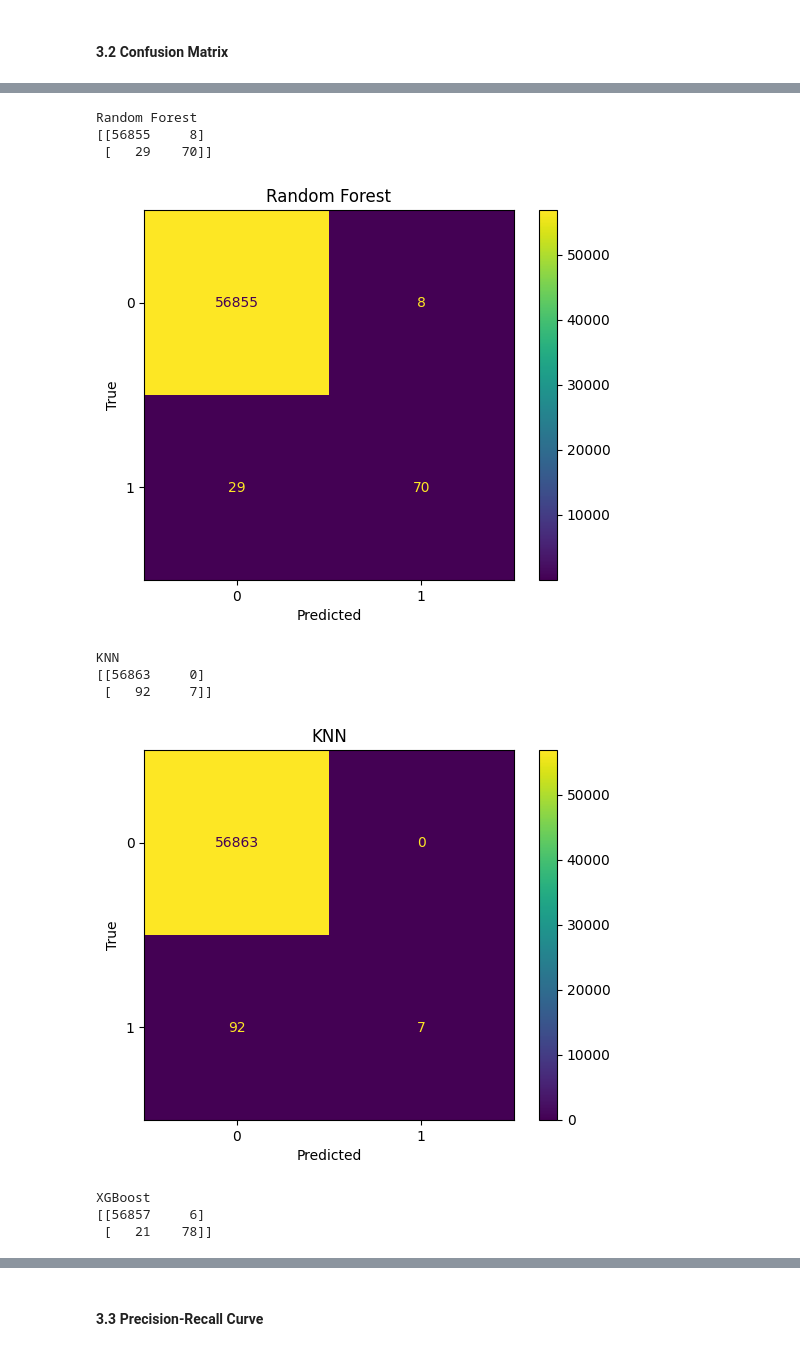
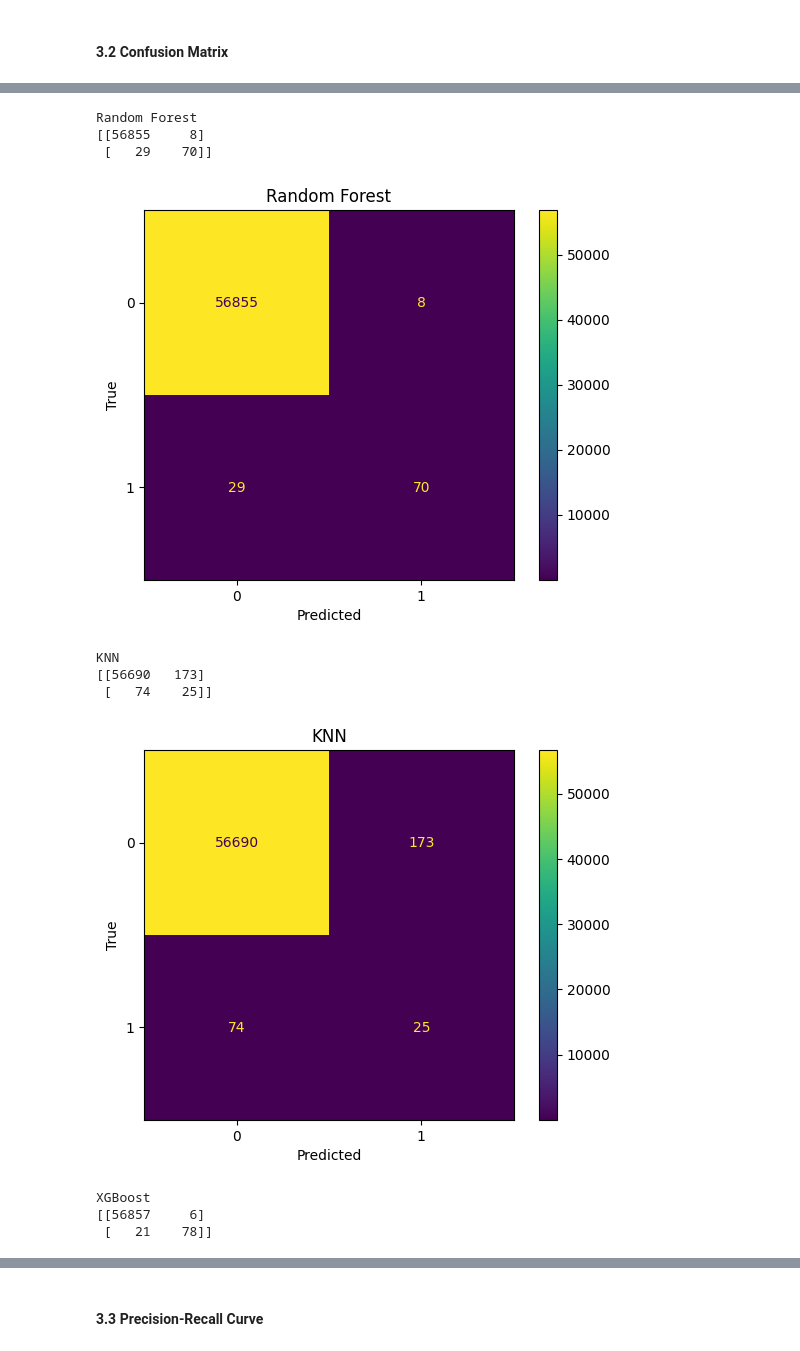
Before and after one commit to haniamak/Binary-Classification-for-Credit-Card-Fraud-Detection, a Jupyter notebook: src/main.ipynb, the cells around one changed output, grey strips where cells are left out. Drawn from its saved outputs; the diff is of its cells as text; code cells hidden in the pictures.

Commit message:
improved models

```diff
--- a/src/main.ipynb
+++ b/src/main.ipynb
@@ -209,6 +209,11 @@ predictions = {"Logistic Regression": lr_predictions,
                 "KNN": knn_predictions,
                 "XGBoost": xgb_predictions}
 
+model_threshold = {"Logistic Regression": 0.5,
+              "Random Forest": 0.5,
+              "KNN": 0.001,
+              "XGBoost": 0.5}
+
 dir_name = {"Logistic Regression": "LR",
             "Random Forest": "RF",
             "KNN": "KNN",
@@ -245,35 +250,37 @@ XGBoost
 # %%
 from sklearn.metrics import confusion_matrix
 from sklearn.metrics import ConfusionMatrixDisplay
 from seaborn import heatmap
 
 for name, model in models.items():
     print(name)
-    print(confusion_matrix(test_y, (predictions[name] >= 0.5).astype(int)))
+    thr = model_threshold[name]
+    # thr = 0.5
+    print(confusion_matrix(test_y, (predictions[name] >= thr).astype(int)))
 
-    cm = confusion_matrix(test_y, (predictions[name] >= 0.5).astype(int))
+    cm = confusion_matrix(test_y, (predictions[name] >= thr).astype(int))
     disp = ConfusionMatrixDisplay(confusion_matrix=cm, display_labels=model.classes_)
     disp.plot()
 
 
     plt.xlabel('Predicted')
     plt.ylabel('True')
     plt.title(name)
     plt.savefig(f'./plots/{dir_name[name]}/confusion_matrix.png')
     plt.show()
 # %% [output]
 Logistic Regression
 [[56850    13]
  [   38    61]]
 [figure]
 Random Forest
 [[56855     8]
  [   29    70]]
 [figure]
 KNN
-[[56863     0]
- [   92     7]]
+[[56690   173]
+ [   74    25]]
-[figure, old version]
+[figure, new version]
 XGBoost
 [[56857     6]
  [   21    78]]
```
Also changed, not shown: parts of 12 cells of this notebook, 3 other files.
